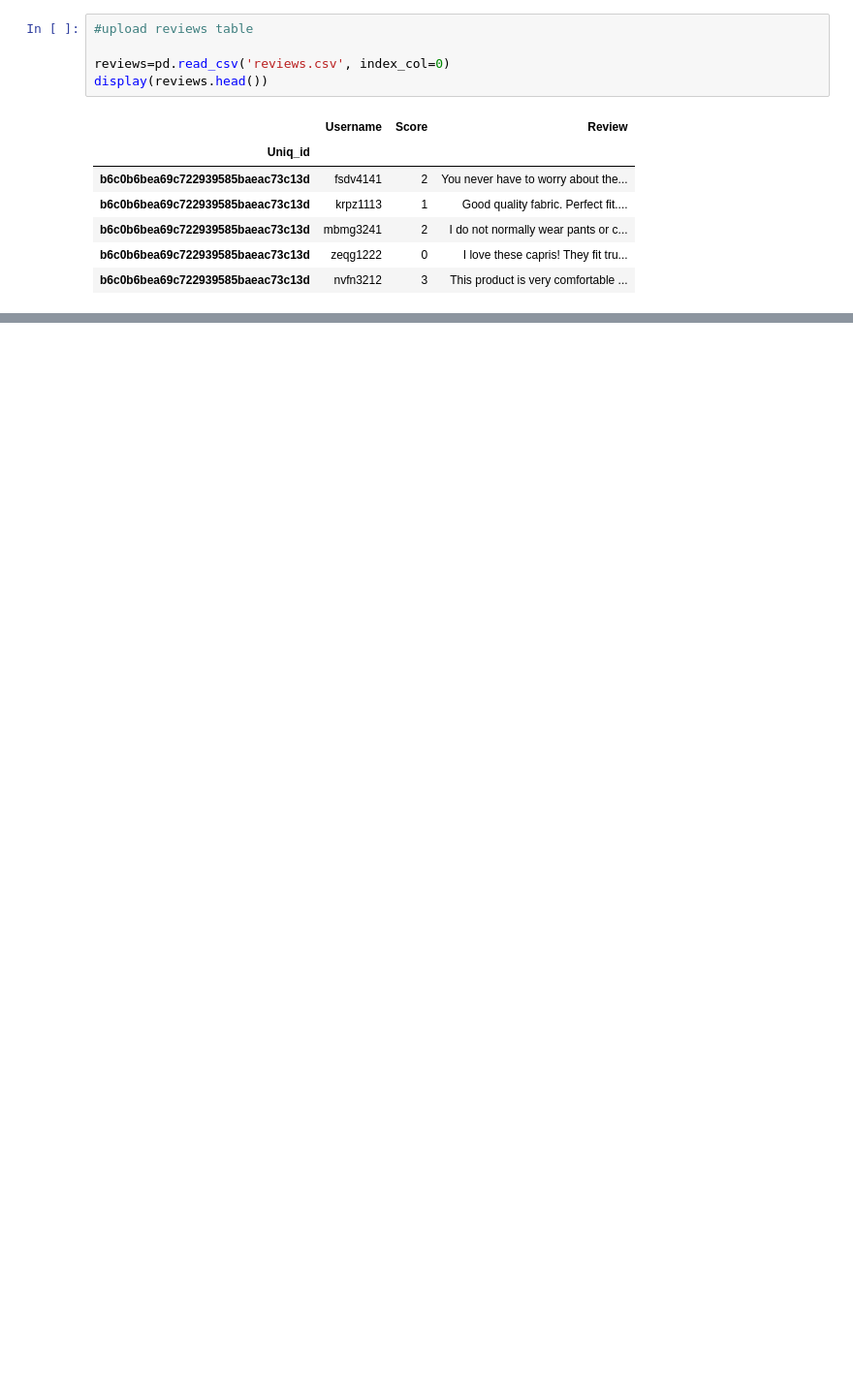
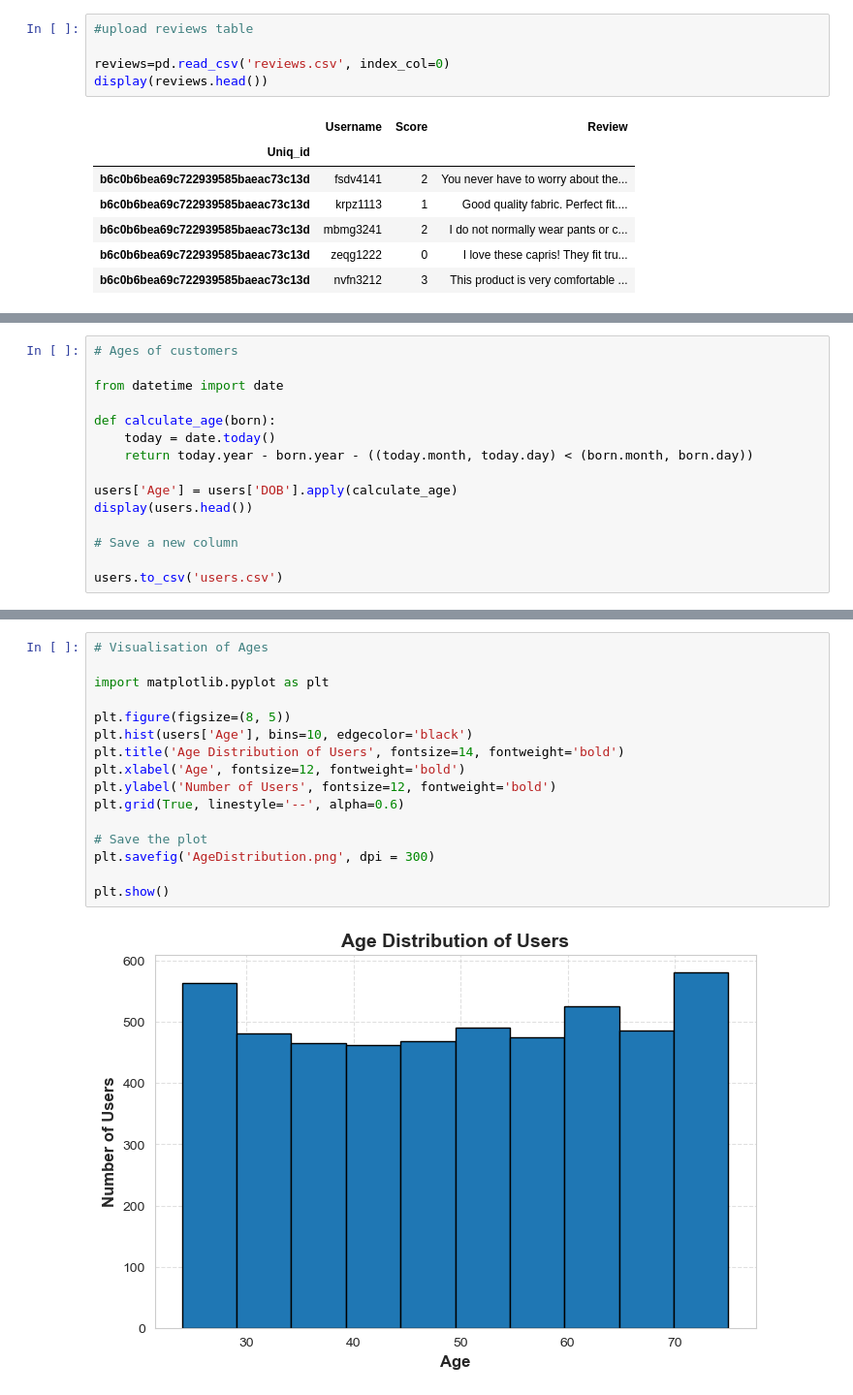
Before and after one commit to kristina-pal/3461226_BD2, a Jupyter notebook: 3461226_BD2.ipynb, the cells around one changed output, grey strips where cells are left out. Shown at 97% size. Drawn from its saved outputs; the diff is of its cells as text; blank space fills up the shorter version.

```diff
--- a/3461226_BD2.ipynb
+++ b/3461226_BD2.ipynb
@@ -186,0 +192,15 @@ display(jcpenney_reviewers.head())
+# %%
+# Ages of customers
+
+from datetime import date
+
+def calculate_age(born):
+    today = date.today()
+    return today.year - born.year - ((today.month, today.day) < (born.month, born.day))
+
+users['Age'] = users['DOB'].apply(calculate_age)
+display(users.head())
+
+# Save a new column
+
+users.to_csv('users.csv')
@@ -186,0 +215,18 @@ display(jcpenney_reviewers.head())
+# %%
+# Visualisation of Ages
+
+import matplotlib.pyplot as plt
+
+plt.figure(figsize=(8, 5))
+plt.hist(users['Age'], bins=10, edgecolor='black')
+plt.title('Age Distribution of Users', fontsize=14, fontweight='bold')
+plt.xlabel('Age', fontsize=12, fontweight='bold')
+plt.ylabel('Number of Users', fontsize=12, fontweight='bold')
+plt.grid(True, linestyle='--', alpha=0.6)
+
+# Save the plot
+plt.savefig('AgeDistribution.png', dpi = 300)
+
+plt.show()
+# %% [output]
+[figure, added]
```
Also changed, not shown: parts of 16 cells of this notebook, 1 other file.
